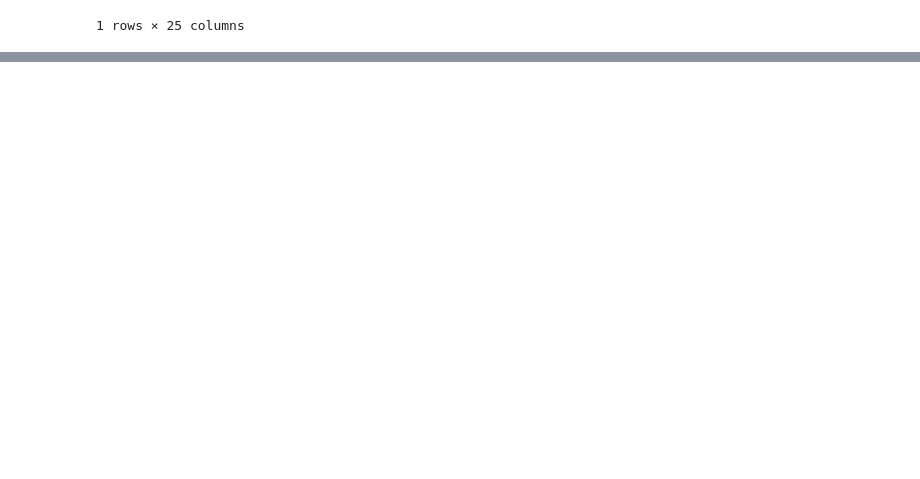
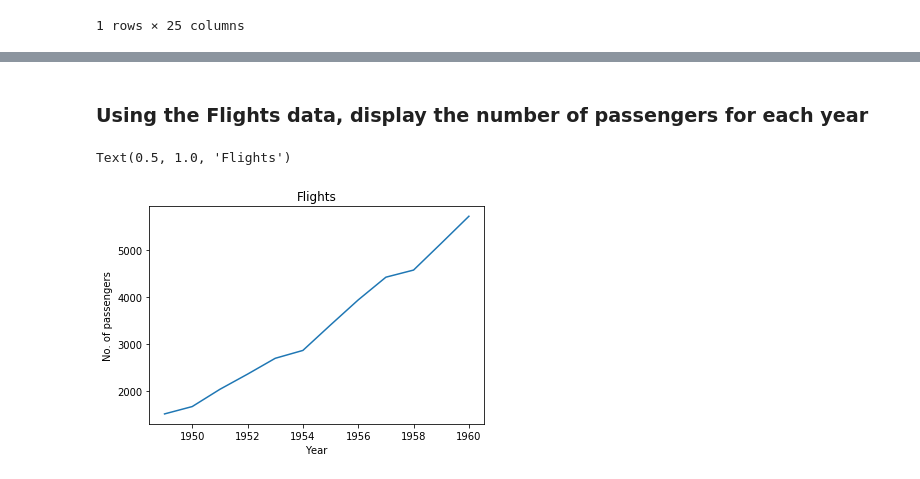
Before and after one commit to srikanthpragada/DS_06_JAN_2020, a Jupyter notebook: assignments/assignments_6_jan_2020.ipynb, the cells around one changed output, grey strips where cells are left out. Saved outputs shown, nothing was run; the diff lists cells and outputs as text; code cells hidden in the pictures; blank space fills up the shorter version.

```diff
--- a/assignments/assignments_6_jan_2020.ipynb
+++ b/assignments/assignments_6_jan_2020.ipynb
@@ -17,6 +17,7 @@ sales = pd.read_csv("sales.csv")
 # %%
 # tips data frame
 tips = sns.load_dataset('tips')
+flights = sns.load_dataset("flights")
 # %%
 # Countries data frame
 resp = requests.get("https://restcountries.eu/rest/v2/all")
@@ -685,0 +811,12 @@ countries [ countries.population == third_highest]
+# %% [markdown]
+###  Using the Flights data, display the number of passengers for each year
+# %%
+year_count = flights.groupby('year')['passengers'].sum()
+# %%
+plt.plot(year_count.index, year_count.values)
+plt.xlabel("Year")
+plt.ylabel("No. of passengers")
+plt.title("Flights")
+# %% [output]
+Text(0.5, 1.0, 'Flights')
+[figure, added]
```
Also changed, not shown: parts of 46 cells of this notebook, 1 other file.
